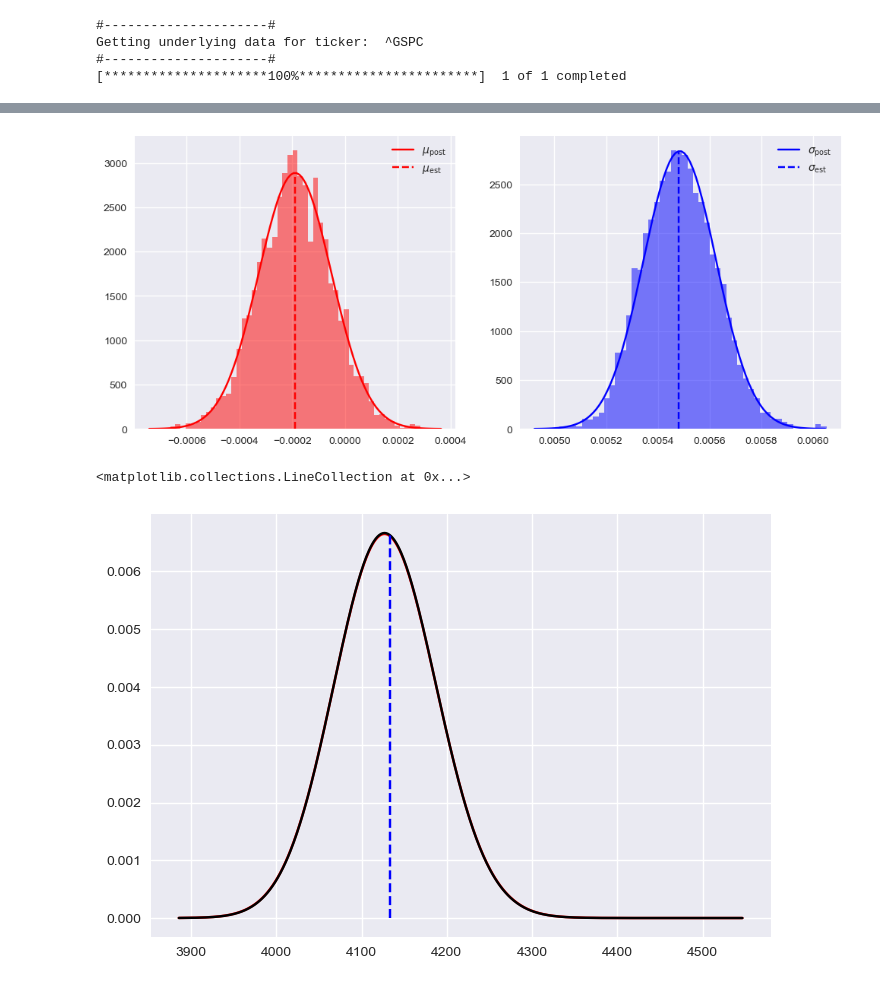
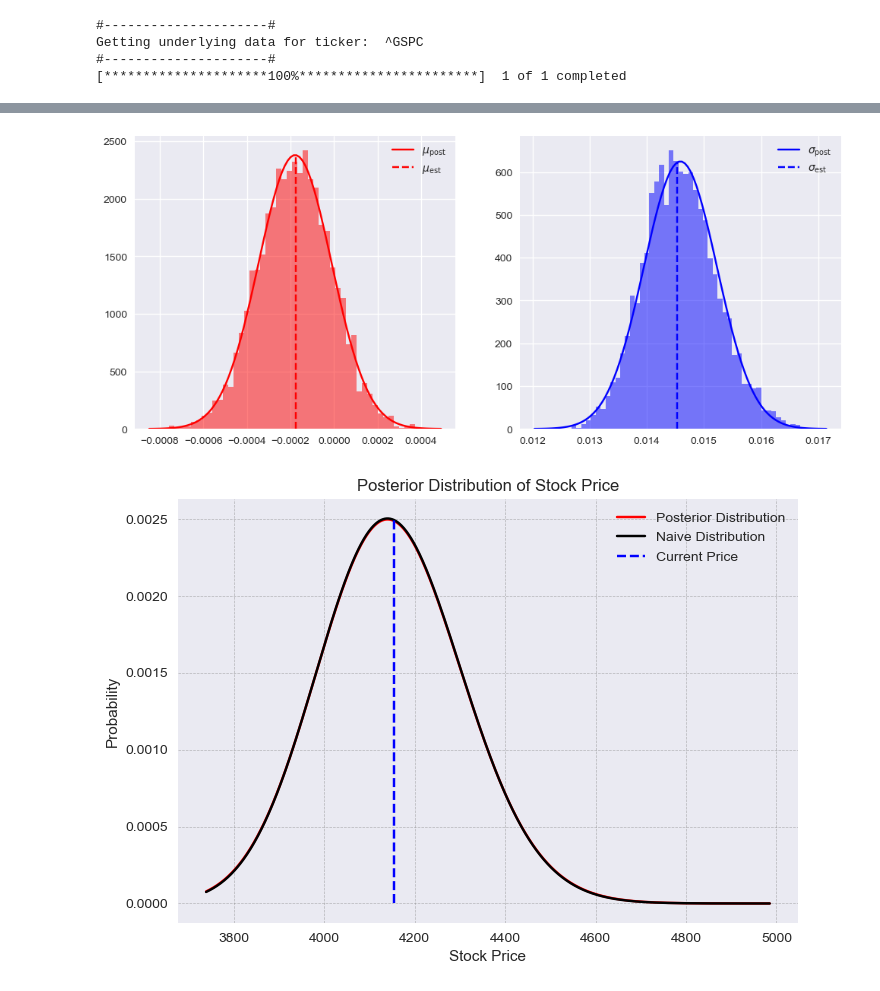
Before and after one commit to mikeal888/Hedging_API, a Jupyter notebook: main.ipynb, the cells around one changed output, grey strips where cells are left out. Cells and saved outputs as stored; diff of their text form; code cells hidden in the pictures.

```diff
--- a/main.ipynb
+++ b/main.ipynb
@@ -30,20 +30,23 @@ WARNING (pytensor.tensor.blas): Using NumPy C-API based implementation for BLAS
 # %%
 # Set ticker
 ticker = "^GSPC"
-# ticker = "AAPL"
+option_ticker = "^SPX"
 
 # set date range
-start_date = dt.datetime(2022, 1, 1)
-end_date = dt.datetime(2022, 6, 1)
+ddays = 365
+end_date = dt.datetime.today()
+start_date = end_date - dt.timedelta(days=ddays)
 
 # interval
-interval = "1h"
+interval = "1d"
+dtime = int(interval[:-1])
 
 # Get the data
 data = get_stock_data(ticker, start_date, end_date, interval=interval)
 
 # Compute log price and add days
 data['log_close'] = np.log(data['Adj Close'])
+data.index = data.index.date
 data['days'] = (data.index - data.index[0]).days
 # %% [output]
 #---------------------#
@@ -52,7 +55,7 @@ Getting underlying data for ticker:  ^GSPC
 [*********************100%***********************]  1 of 1 completed
 # %%
 # Get some rough estimates of mu and sigma
-mu, sigma = estimate_coeffs(data['log_close'], len(data['log_close']), 1)
+mu, sigma = estimate_coeffs(data['log_close'], len(data['log_close']), dtime)
 
 print("mu: ", mu)
 print("sigma: ", sigma)
@@ -109,19 +112,26 @@ plt.legend()
 
 plt.show()
 # %% [output]
-[figure, old version]
+[figure, new version]
 # %%
 # We can now infer the future probability distribution of the stock price using bayesian inference
 # Future time we are inetrested in
 T = 7
 
-s_range = [data['Close'].values[-1]*0.94, data['Close'].values[-1]*1.1]
+s_range = [data['Close'].values[-1]*0.9, data['Close'].values[-1]*1.2]
 s, s_est = infer_stock_pdf(mu_post, sigma_post, data['Close'].values[-1], T, s_range, ds=1)
 # %%
 # Plot the posterior distribution
 plt.plot(s, s_est, color='r', label="Posterior Distribution")
 plt.plot(s, stock_pdf(s, data['Close'].values[-1], T, mu, sigma), color='k', label="Naive Distribution")
 plt.vlines(data['Close'].values[-1], 0, np.max(s_est), color='b', linestyle='--', label="Current Price")
+
+plt.xlabel("Stock Price")
+plt.ylabel("Probability")
+plt.title("Posterior Distribution of Stock Price")
+plt.grid(linestyle='--', linewidth=0.5, color='grey', alpha=0.5)
+plt.legend()
+
+plt.show()
 # %% [output]
-<matplotlib.collections.LineCollection at 0x...>
-[figure, old version]
+[figure, new version]
```
Also changed, not shown: parts of 10 cells of this notebook, 1 other file.
